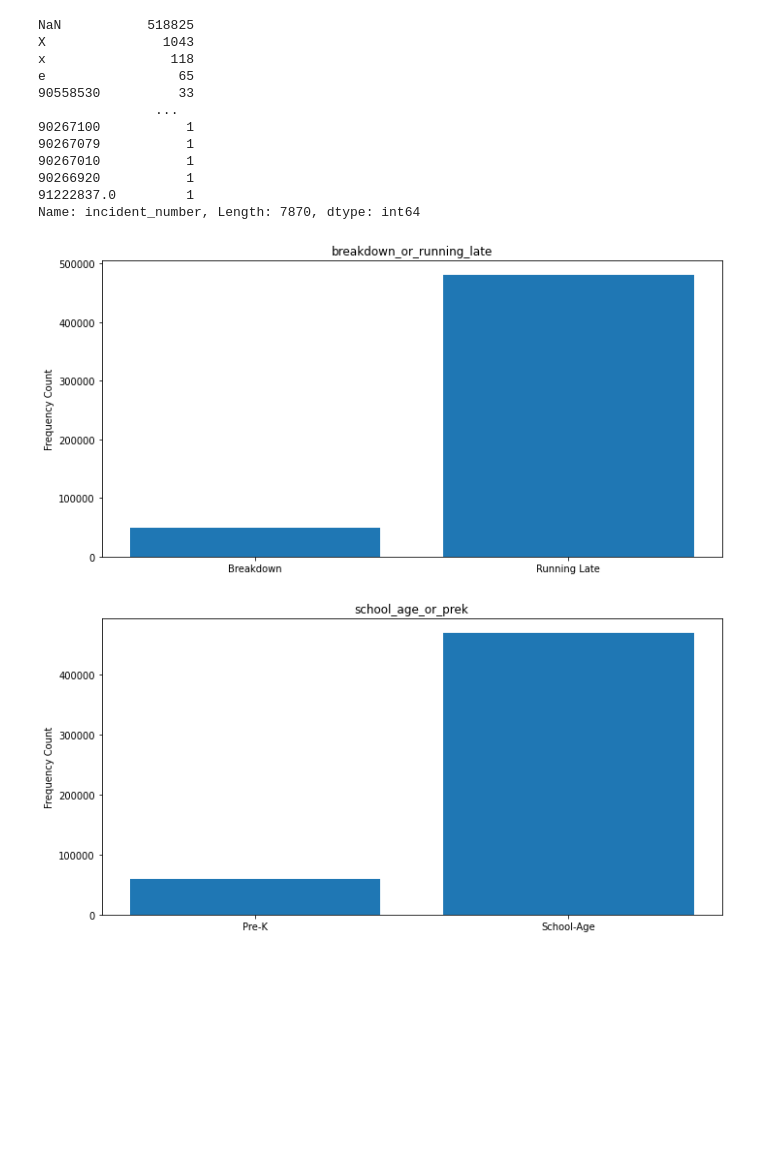
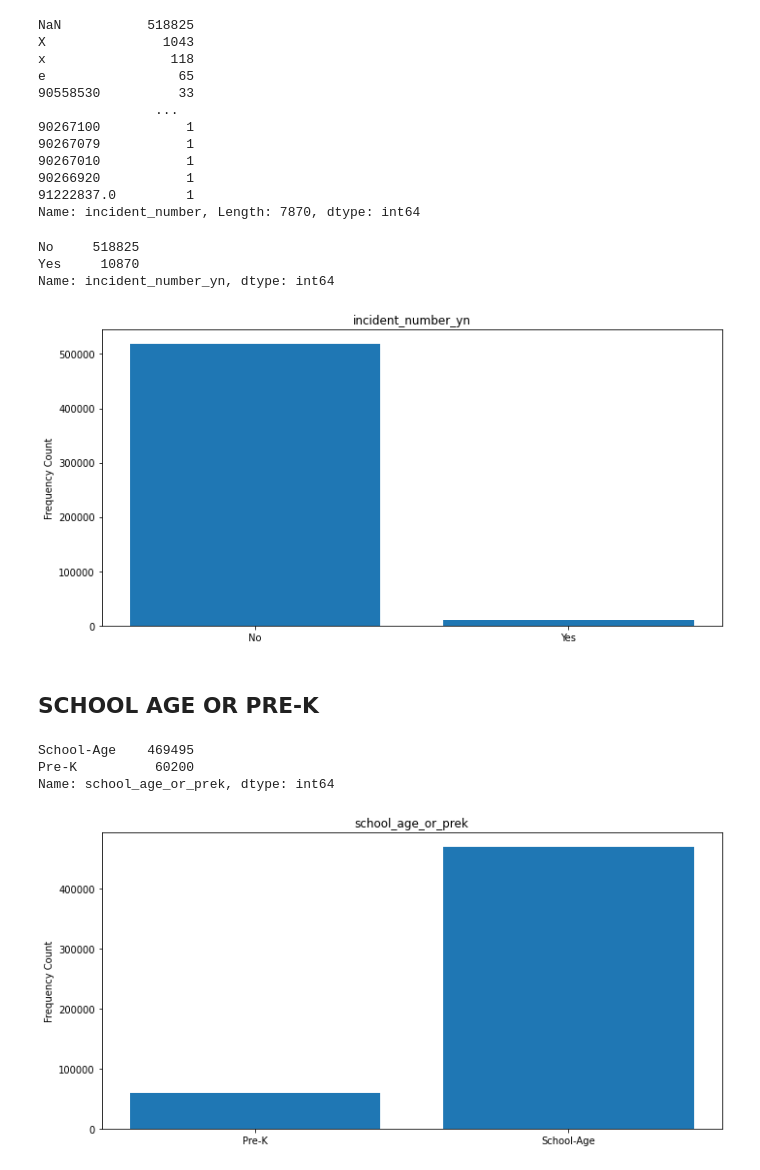
Before and after one commit to AgileDataScientist/data-analysis-bus-data, a Jupyter notebook: NYCBusDelay.ipynb, the cells around one changed output. Saved outputs shown, nothing was run; the diff lists cells and outputs as text; code cells hidden in the pictures; blank space fills up the shorter version.

```diff
--- a/NYCBusDelay.ipynb
+++ b/NYCBusDelay.ipynb
@@ -55,12 +132,18 @@ bus_data.nunique()
 # %%
-def bar_plot(df, column, horizontal = False):
+def bar_plot(df, column, horizontal = False, sort_by_index=False):
+
+  if sort_by_index:
+    data = df[column].value_counts(ascending=False).sort_index()
+  else:
+    data = df[column].value_counts(ascending = True)
+
   if horizontal:
-    plt.barh(df[column].value_counts().sort_index().index,
-             df[column].value_counts().sort_index().values );
+    plt.barh(data.index,
+             data.values );
     plt.xlabel('Frequency Count')
   else:
-    plt.bar(df[column].value_counts().sort_index().index,
-             df[column].value_counts().sort_index().values );
+    plt.bar(data.index,
+            data.values );
     plt.ylabel('Frequency Count')
   plt.title(column)
   plt.rcParams['figure.figsize'] = (10, 5)
@@ -91,0 +201,18 @@ bar_plot(bus_data, 'boro', True)
+# %%
+# Dictionary to map boroughs to the 5 NYC boroughs and codes all others to Outer Region
+borough_map = {'Manhattan':    'Manhattan',
+               'Bronx':        'Bronx',
+               'Brooklyn':     'Brooklyn',
+               'Queens':       'Queens',
+               'Staten Island':   'Staten Island',
+               'Nassau County':   'Outer Region',
+               'Westchester':     'Outer Region',
+               'New Jersey':      'Outer Region',
+               'All Boroughs':    'Outer Region',
+               'Rockland County': 'Outer Region',
+               'Connecticut': 'Outer Region',
+               'NaN': 'Outer Region'
+               }
+
+bus_data['borough_mapped'] = bus_data['boro'].fillna('NaN').map(borough_map)
+bus_data['borough_mapped'].value_counts(dropna=False)
@@ -120,10 +325,26 @@ e                 65
 90266920           1
 91222837.0         1
 Name: incident_number, Length: 7870, dtype: int64
+# %%
+bus_data['incident_number_yn'] = pd.Series(['Yes' for x in bus_data['incident_number'].fillna('No') if x != 'No'])
+bus_data['incident_number_yn'].fillna('No', inplace=True)
+bus_data['incident_number_yn'].value_counts()
+# %% [output]
+No     518825
+Yes     10870
+Name: incident_number_yn, dtype: int64
 # %%
-bar_plot(bus_data, 'breakdown_or_running_late' )
+bar_plot(bus_data, 'incident_number_yn', False, True)
 # %% [output]
-[figure, old version]
+[figure, new version]
+# %% [markdown]
+## **SCHOOL AGE OR PRE-K**
+# %%
+bus_data['school_age_or_prek'].value_counts(dropna=False)
+# %% [output]
+School-Age    469495
+Pre-K          60200
+Name: school_age_or_prek, dtype: int64
 # %%
 bar_plot(bus_data, 'school_age_or_prek')
 # %% [output]
```
Also changed, not shown: parts of 45 cells of this notebook.
